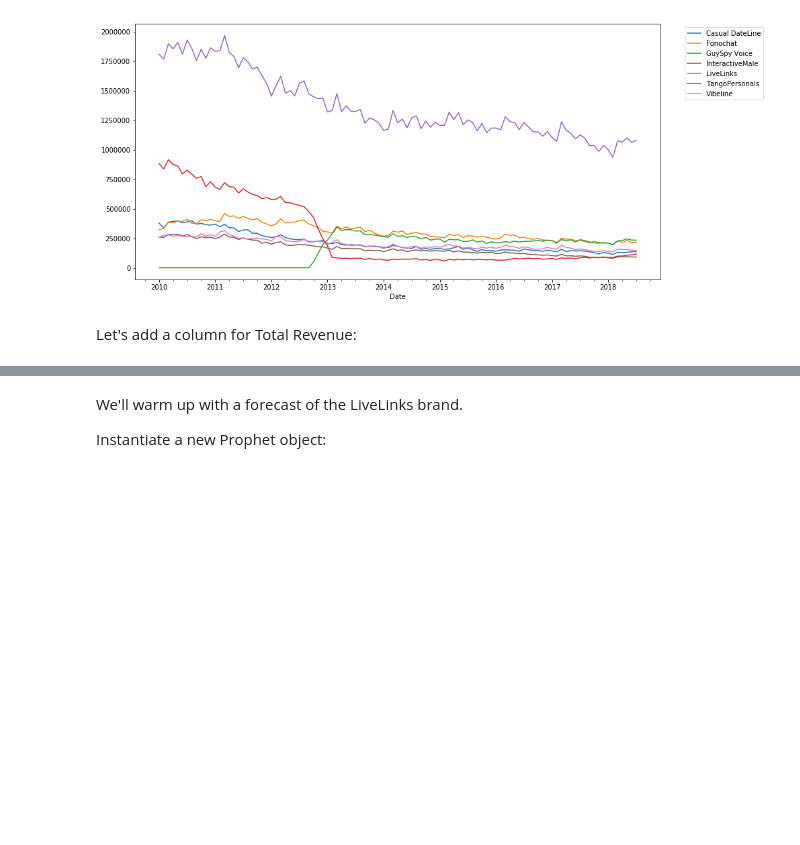
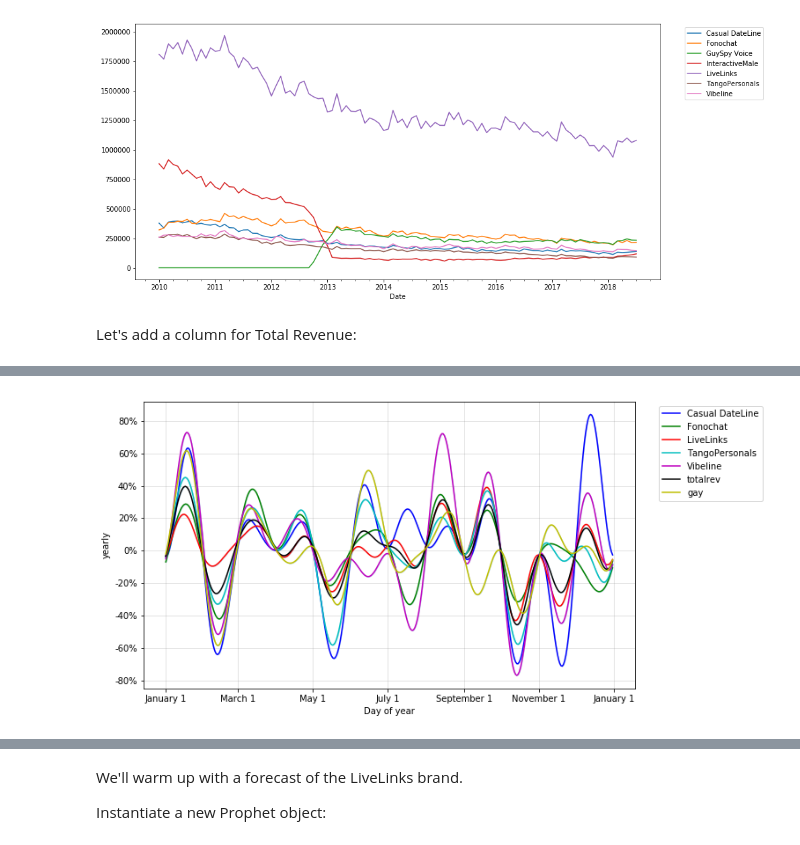
Before and after one commit to jamiegor/Revenue, a Jupyter notebook: explorerevenue.ipynb, the cells around one changed output, grey strips where cells are left out. Saved outputs shown, nothing was run; the diff lists cells and outputs as text; code cells hidden in the pictures; blank space fills up the shorter version.

```diff
--- a/explorerevenue.ipynb
+++ b/explorerevenue.ipynb
@@ -70,0 +92,7 @@ df['totalrev'] = df.sum(axis='columns')
+# %%
+series = {}
+forecasts = {}
+names = []
+for brand in df.columns.drop(['GuySpy Voice', 'InteractiveMale']):
+    series[brand], forecasts[brand] = fitandforecast(df, brand, interval_width=0.9)
+    names.append(brand)
@@ -70,0 +167,4 @@ df['totalrev'] = df.sum(axis='columns')
+# %%
+seasoncompare(list(series.values()), names=names)
+# %% [output]
+[figure, added]
```
Also changed, not shown: parts of 18 cells of this notebook, 20 other files.
